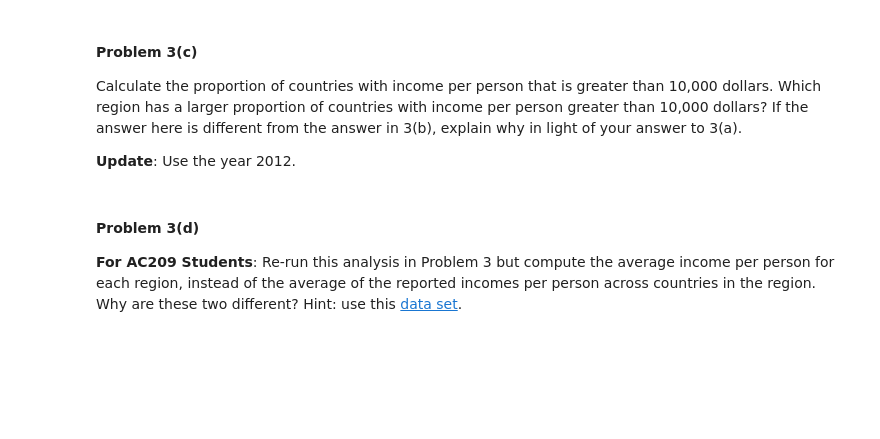
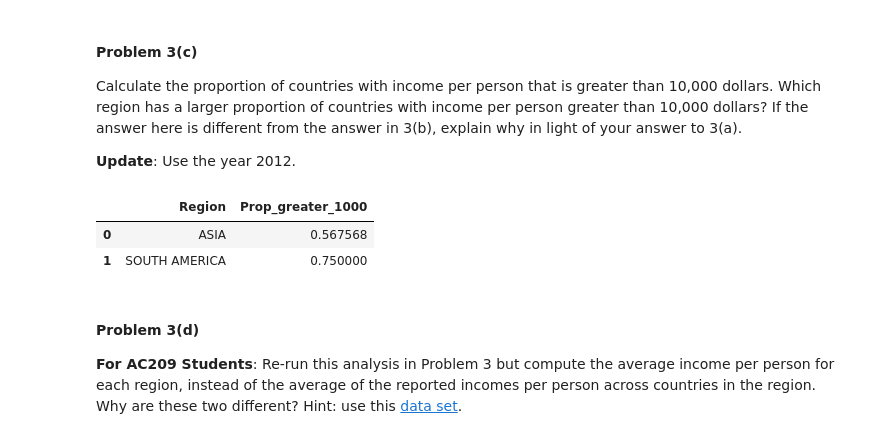
Before and after one commit to mtheartattack/2014, a Jupyter notebook: homework/HW1.ipynb, the cells around one changed output. Drawn from its saved outputs; the diff is of its cells as text; code cells hidden in the pictures; blank space fills up the shorter version.

```diff
--- a/homework/HW1.ipynb
+++ b/homework/HW1.ipynb
@@ -498,3 +507,11 @@ Calculate the proportion of countries with income per person that is greater tha
+# %%
+#your code here
+## to name groupby.agg just use a dictionary format
+mergeByYear(2012)[mergeByYear(2012)['Region'].isin(['ASIA', 'SOUTH AMERICA'])].groupby(['Region'])['Income'].agg({'Prop_greater_1000': lambda x: np.mean(x>10000)}).reset_index()
+# %% [output]
+|  | Region | Prop_greater_1000 |
+| 0 | ASIA | 0.567568 |
+| 1 | SOUTH AMERICA | 0.750000 |
 # %% [markdown]
 #### Problem 3(d)
 
```
Also changed, not shown: parts of 5 cells of this notebook.
